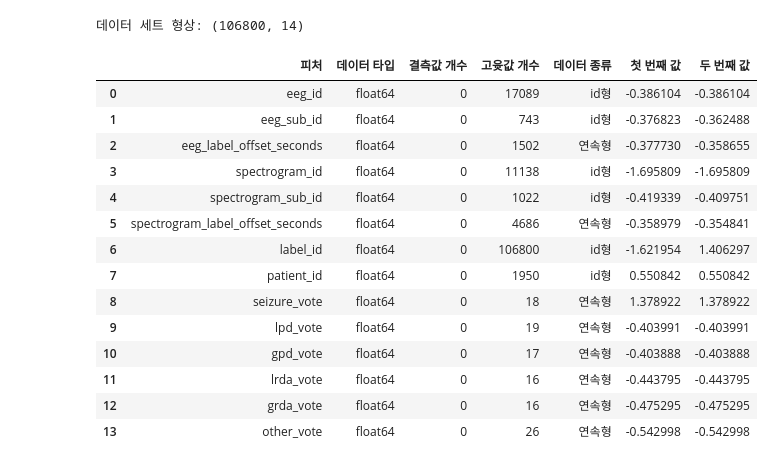
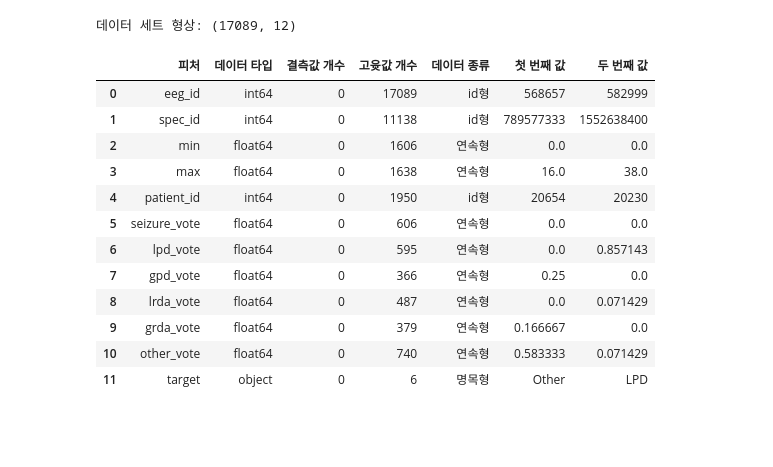
Before and after one commit to bellkjtt/Competition-Kaggle-Dacon, a Jupyter notebook: harmful-brain-baseline.ipynb, the cells around one changed output. Cells and saved outputs as stored; diff of their text form; code cells hidden in the pictures; blank space fills up the shorter version.

```diff
--- a/harmful-brain-baseline.ipynb
+++ b/harmful-brain-baseline.ipynb
@@ -13,11 +18,12 @@ import warnings
 
 warnings.filterwarnings(action='ignore') # 경고 메시지 생략
 
-train=pd.read_csv('/kaggle/input/hms-harmful-brain-activity-classification/train.csv')
+df=pd.read_csv('/kaggle/input/hms-harmful-brain-activity-classification/train.csv')
 test=pd.read_csv('/kaggle/input/hms-harmful-brain-activity-classification/test.csv')
 submission=pd.read_csv('/kaggle/input/hms-harmful-brain-activity-classification/sample_submission.csv')
 
-train.head()
+TARGETS = df.columns[-6:]
+df.head()
 # %% [output]
 |  | eeg_id | eeg_sub_id | eeg_label_offset_seconds | spectrogram_id | spectrogram_sub_id | spectrogram_label_offset_seconds | ... |
 | 0 | 1628180742 | 0 | 0.0 | 353733 | 0 | 0.0 | ... |
@@ -27,0 +36,13 @@ train.head()
+# %%
+train = df.groupby('eeg_id')[['spectrogram_id','spectrogram_label_offset_seconds']].agg(
+    {'spectrogram_id':'first','spectrogram_label_offset_seconds':'min'})
+
+train.columns = ['spec_id','min']
+
+tmp = df.groupby('eeg_id')[['spectrogram_id','spectrogram_label_offset_seconds']].agg(
+    {'spectrogram_label_offset_seconds':'max'})
+train['max'] = tmp
+
+tmp = df.groupby('eeg_id')[['patient_id']].agg('first')
+train['patient_id'] = tmp
+print(tmp)
@@ -27,0 +83,19 @@ train.head()
+# %%
+tmp = df.groupby('eeg_id')[TARGETS].agg('sum')
+for t in TARGETS:
+    train[t] = tmp[t].values
+
+#print(tmp)
+#print(train)
+
+y_data = train[TARGETS].values
+y_data = y_data / y_data.sum(axis=1,keepdims=True)
+train[TARGETS] = y_data
+
+
+tmp = df.groupby('eeg_id')[['expert_consensus']].agg('first')
+train['target'] = tmp
+
+train = train.reset_index()
+print('Train non-overlapp eeg_id shape:', train.shape )
+train.head()
@@ -152,43 +139,41 @@ normalized_train.describe()
 # %%
 def resumetable(df):
     print(f'데이터 세트 형상: {df.shape}')
     summary = pd.DataFrame(df.dtypes, columns=['데이터 타입'])
 
     summary['결측값 개수'] = df.isnull().sum().values #결측값 개수 열 추가
     summary['고윳값 개수'] = df.nunique().values
     summary['데이터 종류'] = None
     for col in df.columns: #데이터 종류 추가
         if 'id' in col:
             summary.loc[col, '데이터 종류'] = 'id형'
         elif df[col].dtype == object:
             summary.loc[col, '데이터 종류'] = '명목형'
         elif df[col].dtype == float:
             summary.loc[col, '데이터 종류'] = '연속형'
         elif 'vote' in col:
             summary.loc[col, '데이터 종류'] = '투표형'
     summary['첫 번째 값'] = df.loc[0].values #첫째값
     summary['두 번째 값'] = df.loc[1].values #둘째값
     return summary
 
 
-summary=resumetable(normalized_train)
+summary=resumetable(train)
 summary = summary.reset_index() #그렇게 구한 서버리를 index 리셋
 summary = summary.rename(columns={'index': '피처'}) #피처를
 summary
 # %% [output]
-데이터 세트 형상: (106800, 14)
+데이터 세트 형상: (17089, 12)
 |  | 피처 | 데이터 타입 | 결측값 개수 | 고윳값 개수 | 데이터 종류 | 첫 번째 값 | 두 번째 값 |
-| 0 | eeg_id | float64 | 0 | 17089 | id형 | -0.386104 | -0.386104 |
-| 1 | eeg_sub_id | float64 | 0 | 743 | id형 | -0.376823 | -0.362488 |
-| 2 | eeg_label_offset_seconds | float64 | 0 | 1502 | 연속형 | -0.377730 | -0.358655 |
-| 3 | spectrogram_id | float64 | 0 | 11138 | id형 | -1.695809 | -1.695809 |
-| 4 | spectrogram_sub_id | float64 | 0 | 1022 | id형 | -0.419339 | -0.409751 |
-| 5 | spectrogram_label_offset_seconds | float64 | 0 | 4686 | 연속형 | -0.358979 | -0.354841 |
-| 6 | label_id | float64 | 0 | 106800 | id형 | -1.621954 | 1.406297 |
-| 7 | patient_id | float64 | 0 | 1950 | id형 | 0.550842 | 0.550842 |
-| 8 | seizure_vote | float64 | 0 | 18 | 연속형 | 1.378922 | 1.378922 |
-| 9 | lpd_vote | float64 | 0 | 19 | 연속형 | -0.403991 | -0.403991 |
-| 10 | gpd_vote | float64 | 0 | 17 | 연속형 | -0.403888 | -0.403888 |
-| 11 | lrda_vote | float64 | 0 | 16 | 연속형 | -0.443795 | -0.443795 |
-| 12 | grda_vote | float64 | 0 | 16 | 연속형 | -0.475295 | -0.475295 |
-| 13 | other_vote | float64 | 0 | 26 | 연속형 | -0.542998 | -0.542998 |
+| 0 | eeg_id | int64 | 0 | 17089 | id형 | 568657 | 582999 |
+| 1 | spec_id | int64 | 0 | 11138 | id형 | 789577333 | 1552638400 |
+| 2 | min | float64 | 0 | 1606 | 연속형 | 0.0 | 0.0 |
+| 3 | max | float64 | 0 | 1638 | 연속형 | 16.0 | 38.0 |
+| 4 | patient_id | int64 | 0 | 1950 | id형 | 20654 | 20230 |
+| 5 | seizure_vote | float64 | 0 | 606 | 연속형 | 0.0 | 0.0 |
+| 6 | lpd_vote | float64 | 0 | 595 | 연속형 | 0.0 | 0.857143 |
+| 7 | gpd_vote | float64 | 0 | 366 | 연속형 | 0.25 | 0.0 |
+| 8 | lrda_vote | float64 | 0 | 487 | 연속형 | 0.0 | 0.071429 |
+| 9 | grda_vote | float64 | 0 | 379 | 연속형 | 0.166667 | 0.0 |
+| 10 | other_vote | float64 | 0 | 740 | 연속형 | 0.583333 | 0.071429 |
+| 11 | target | object | 0 | 6 | 명목형 | Other | LPD |
```
Also changed, not shown: parts of 45 cells of this notebook.
